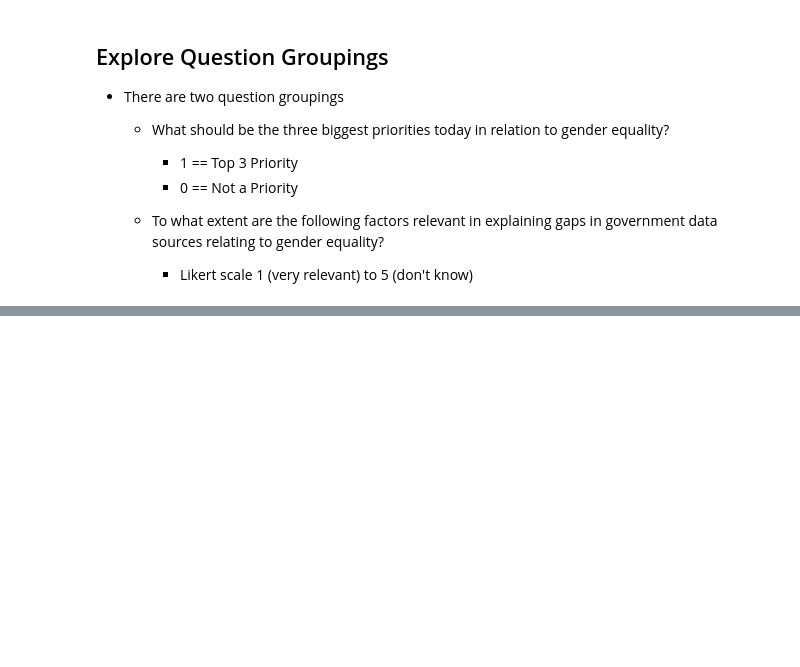
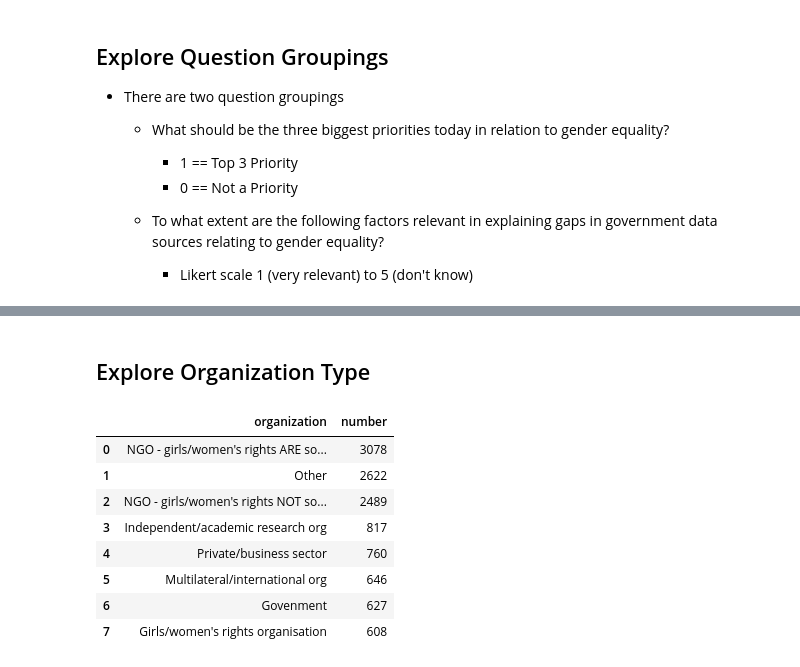
Before and after one commit to faithkane3/makeovermonday, a Jupyter notebook: visualizing_equality/first_look_equality.ipynb, the cells around one changed output, grey strips where cells are left out. Cells and saved outputs as stored; diff of their text form; code cells hidden in the pictures; blank space fills up the shorter version.

```diff
--- a/visualizing_equality/first_look_equality.ipynb
+++ b/visualizing_equality/first_look_equality.ipynb
@@ -266,0 +303,15 @@ Name: wording, dtype: int64
+# %% [markdown]
+## Explore Organization Type
+# %%
+temp_org = df['organization'].value_counts().reset_index().rename(columns={'index': 'organization', 'organization': 'number'})
+temp_org
+# %% [output]
+|  | organization | number |
+| 0 | NGO - girls/women's rights ARE so... | 3078 |
+| 1 | Other | 2622 |
+| 2 | NGO - girls/women's rights NOT so... | 2489 |
+| 3 | Independent/academic research org | 817 |
+| 4 | Private/business sector | 760 |
+| 5 | Multilateral/international org | 646 |
+| 6 | Govenment | 627 |
+| 7 | Girls/women's rights organisation | 608 |
```
Also changed, not shown: parts of 12 cells of this notebook, 1 other file.
